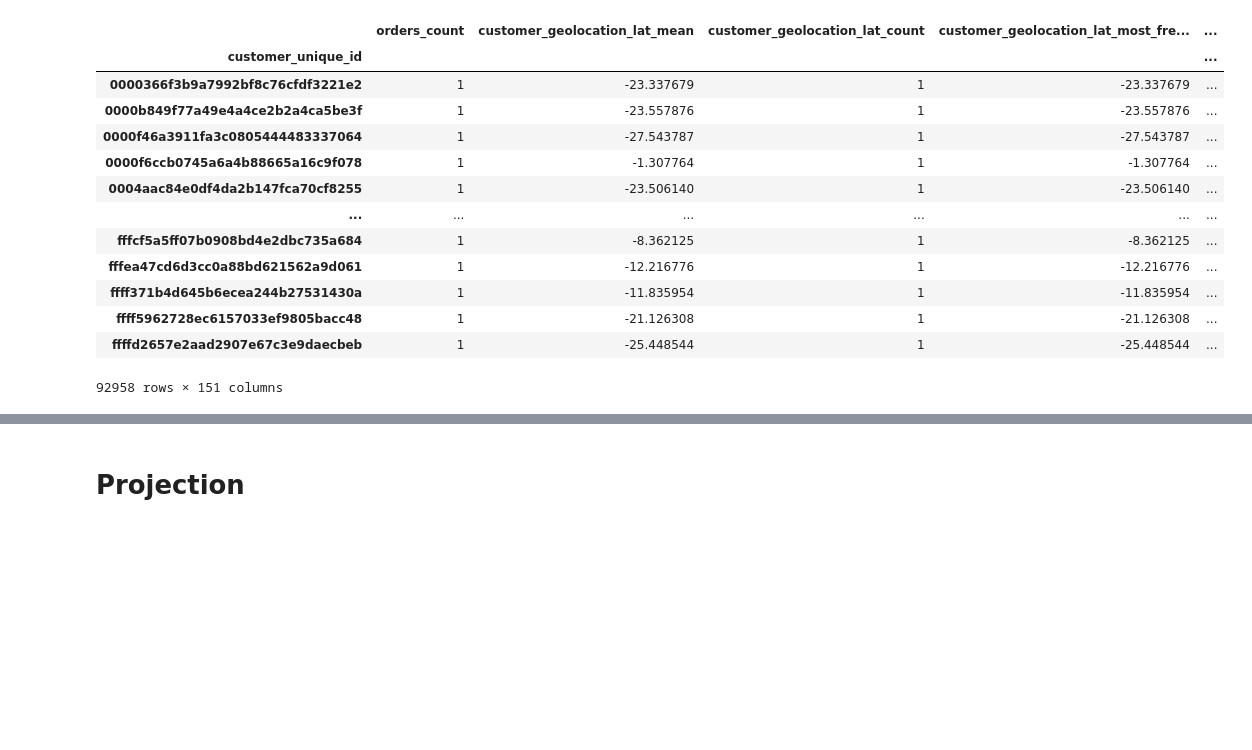
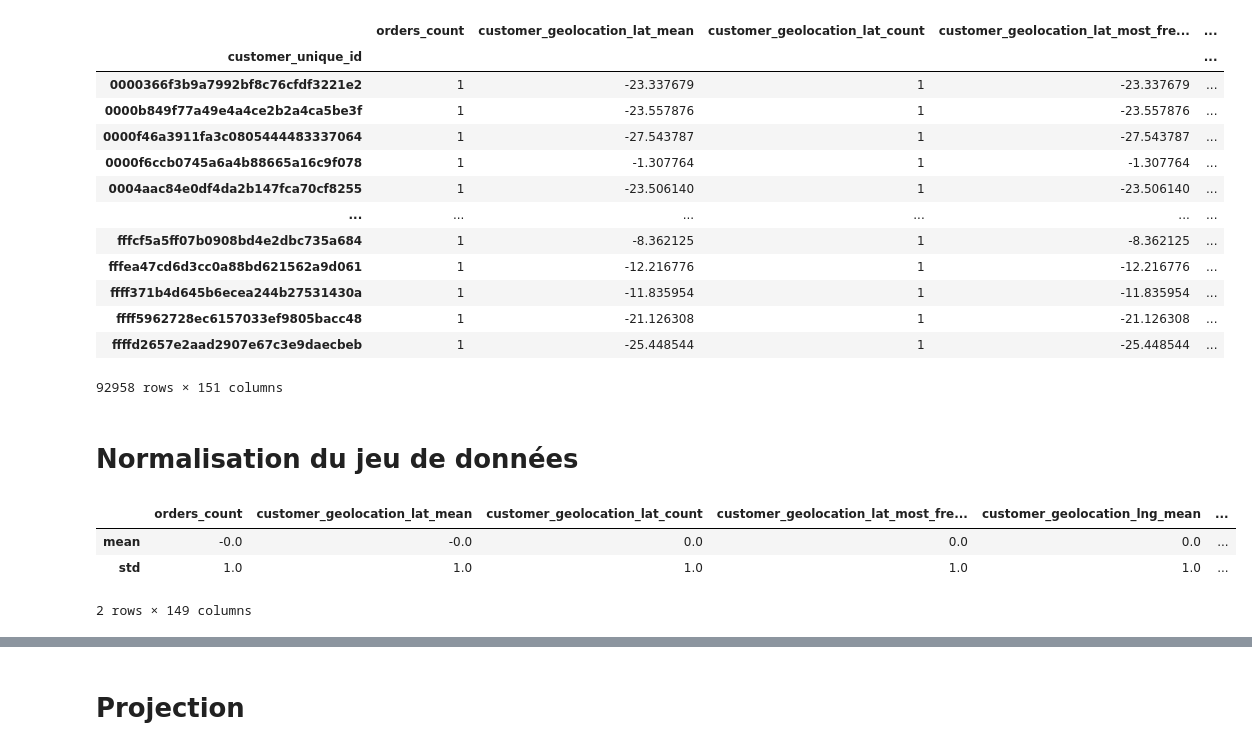
Before and after one commit to CODEheures/oc-ingenieur-ia, a Jupyter notebook: p5/Projet/p5_2-essais.ipynb, the cells around one changed output, grey strips where cells are left out. Drawn from its saved outputs; the diff is of its cells as text; code cells hidden in the pictures; blank space fills up the shorter version.

```diff
--- a/p5/Projet/p5_2-essais.ipynb
+++ b/p5/Projet/p5_2-essais.ipynb
@@ -71,3 +64,5 @@ df
 | ffff5962728ec6157033ef9805bacc48 | 1 | -21.126308 | 1 | -21.126308 | ... |
 | ffffd2657e2aad2907e67c3e9daecbeb | 1 | -25.448544 | 1 | -25.448544 | ... |
 92958 rows × 151 columns
+# %% [markdown]
+# Normalisation du jeu de données
@@ -73,0 +71,7 @@ df
+# %%
+df.describe().loc[['mean', 'std'], :].round(2)
+# %% [output]
+|  | orders_count | customer_geolocation_lat_mean | customer_geolocation_lat_count | customer_geolocation_lat_most_fre... | customer_geolocation_lng_mean | ... |
+| mean | -0.0 | -0.0 | 0.0 | 0.0 | 0.0 | ... |
+| std | 1.0 | 1.0 | 1.0 | 1.0 | 1.0 | ... |
+2 rows × 149 columns
```
Also changed, not shown: parts of 10 cells of this notebook, 1 other file.
